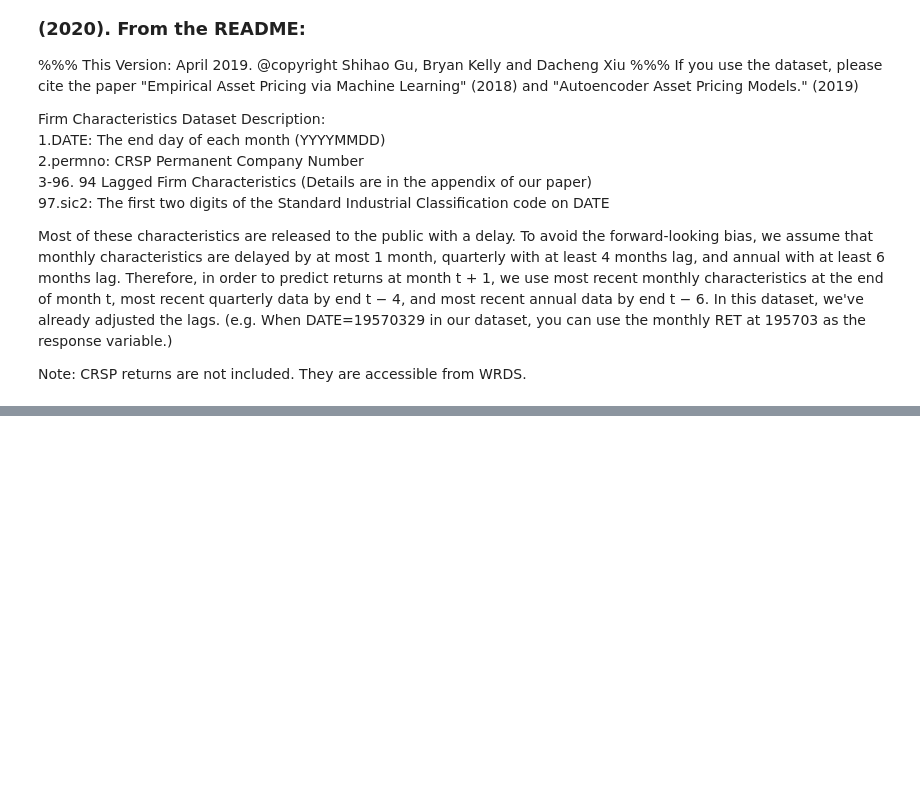
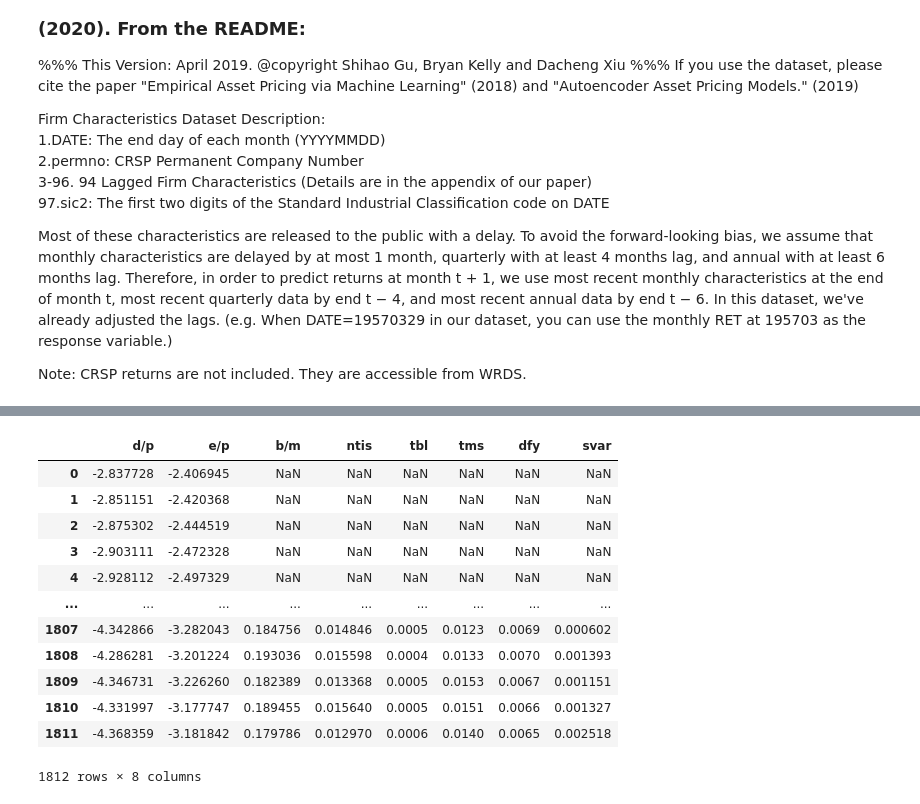
Before and after one commit to fikus44/Masters-Thesis, a Jupyter notebook: ML in Asset Pricing .ipynb, the cells around one changed output, grey strips where cells are left out. Drawn from its saved outputs; the diff is of its cells as text; code cells hidden in the pictures; blank space fills up the shorter version.

```diff
--- a/ML in Asset Pricing .ipynb
+++ b/ML in Asset Pricing .ipynb
@@ -54,3 +87,34 @@ Note: CRSP returns are not included. They are accessible from WRDS.
 ![Sk%C3%A6rmbillede%202022-09-21%20140100.png](attachment:Sk%C3%A6rmbillede%202022-09-21%20140100.png)
 # %% [markdown]
 ![Sk%C3%A6rmbillede%202022-09-21%20140339.png](attachment:Sk%C3%A6rmbillede%202022-09-21%20140339.png)
+# %%
+# Create macroeconomic predictors leveraged in Gu, Kelly, and Xiu (2020)
+# Initisalize empty dataframe
+column_names = ['d/p', 'e/p', 'b/m', 'ntis', 'tbl', 'tms', 'dfy', 'svar']
+macro_data = pd.DataFrame(columns = column_names, index = range(macro_data.shape[0]))
+
+
+macro_data['tbl'] = macro_data_raw["tbl"]
+macro_data['svar'] = macro_data_raw["svar"]
+macro_data['d/p'] = np.log(macro_data_raw['D12']) - np.log(macro_data_raw['Index'])
+macro_data['e/p'] = np.log(macro_data_raw['E12']) - np.log(macro_data_raw['Index'])
+macro_data['b/m'] = macro_data_raw["b/m"]
+macro_data["ntis"] = macro_data_raw["ntis"]
+macro_data["tms"] = macro_data_raw["lty"] - macro_data_raw["tbl"]
+macro_data["dfy"] = macro_data_raw["BAA"] - macro_data_raw["AAA"]
+# %%
+macro_data
+# %% [output]
+|  | d/p | e/p | b/m | ntis | tbl | tms | dfy | svar |
+| 0 | -2.837728 | -2.406945 | NaN | NaN | NaN | NaN | NaN | NaN |
+| 1 | -2.851151 | -2.420368 | NaN | NaN | NaN | NaN | NaN | NaN |
+| 2 | -2.875302 | -2.444519 | NaN | NaN | NaN | NaN | NaN | NaN |
+| 3 | -2.903111 | -2.472328 | NaN | NaN | NaN | NaN | NaN | NaN |
+| 4 | -2.928112 | -2.497329 | NaN | NaN | NaN | NaN | NaN | NaN |
+| ... | ... | ... | ... | ... | ... | ... | ... | ... |
+| 1807 | -4.342866 | -3.282043 | 0.184756 | 0.014846 | 0.0005 | 0.0123 | 0.0069 | 0.000602 |
+| 1808 | -4.286281 | -3.201224 | 0.193036 | 0.015598 | 0.0004 | 0.0133 | 0.0070 | 0.001393 |
+| 1809 | -4.346731 | -3.226260 | 0.182389 | 0.013368 | 0.0005 | 0.0153 | 0.0067 | 0.001151 |
+| 1810 | -4.331997 | -3.177747 | 0.189455 | 0.015640 | 0.0005 | 0.0151 | 0.0066 | 0.001327 |
+| 1811 | -4.368359 | -3.181842 | 0.179786 | 0.012970 | 0.0006 | 0.0140 | 0.0065 | 0.002518 |
+1812 rows × 8 columns
```
Also changed, not shown: parts of 7 cells of this notebook.
